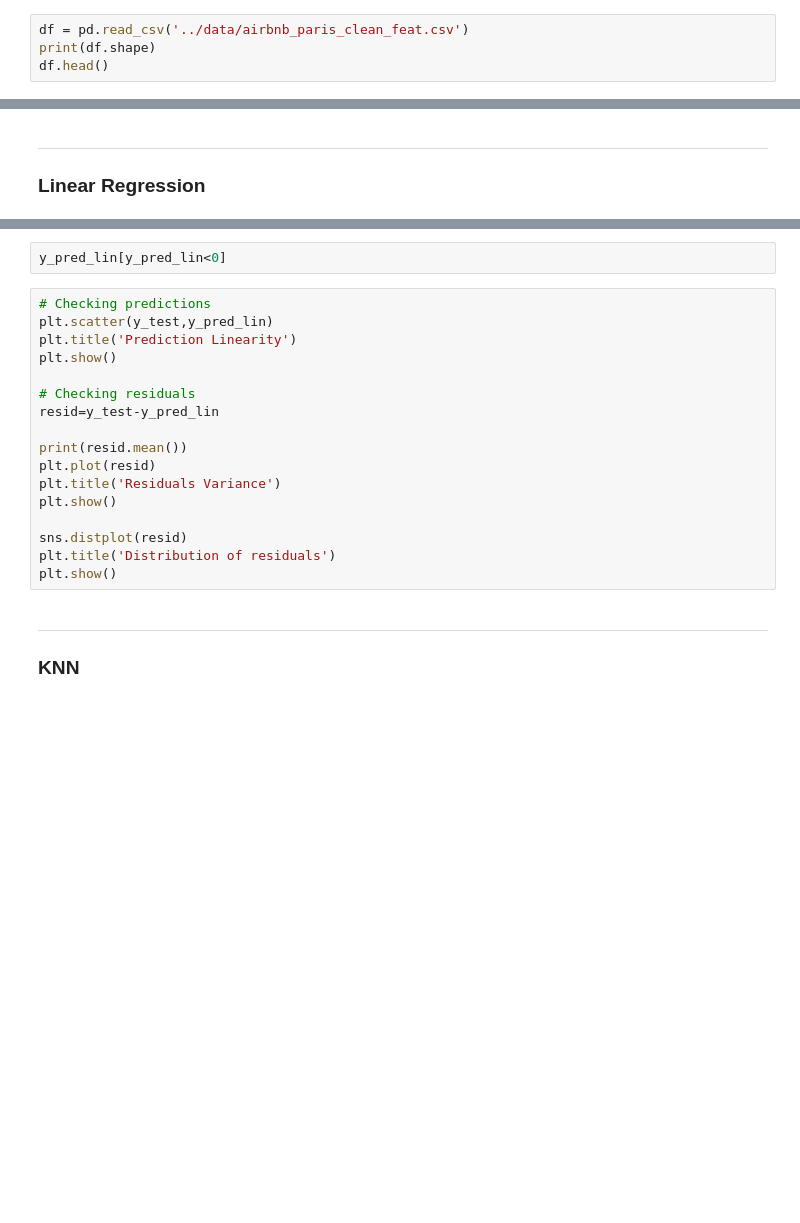
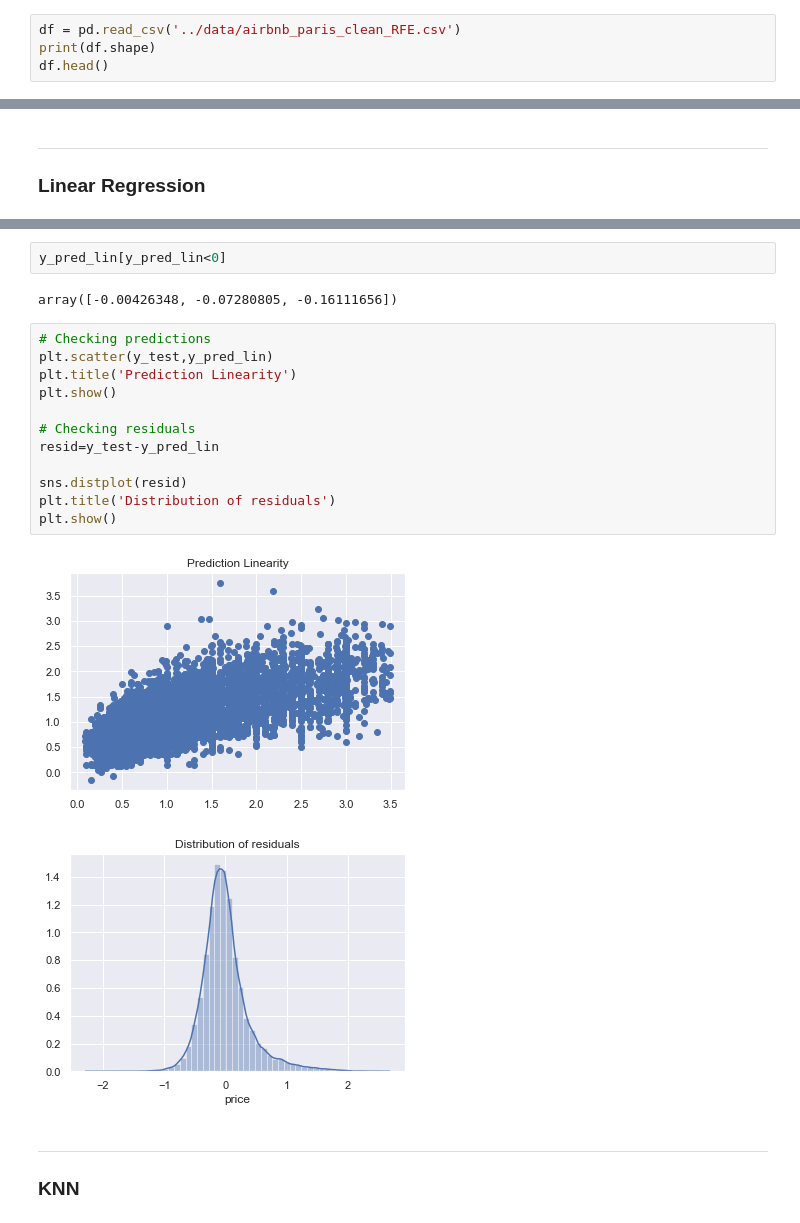
Before and after one commit to LudivineLacour/supervised-learning, a Jupyter notebook: code/modelling.ipynb, the cells around one changed output, grey strips where cells are left out. Drawn from its saved outputs; the diff is of its cells as text; blank space fills up the shorter version.

```diff
--- a/code/modelling.ipynb
+++ b/code/modelling.ipynb
@@ -24,6 +24,6 @@ import numpy as np
 %matplotlib inline
 sns.set()
 # %%
-df = pd.read_csv('../data/airbnb_paris_clean_feat.csv')
+df = pd.read_csv('../data/airbnb_paris_clean_RFE.csv')
 print(df.shape)
 df.head()
@@ -74,22 +112,22 @@ print('RMSLE:',(mean_squared_log_error(y_test,abs(y_pred_lin))**0.5),'\n')
 # %%
 y_pred_lin[y_pred_lin<0]
+# %% [output]
+array([-0.00426348, -0.07280805, -0.16111656])
 # %%
 # Checking predictions
 plt.scatter(y_test,y_pred_lin)
 plt.title('Prediction Linearity')
 plt.show()
 
 # Checking residuals
 resid=y_test-y_pred_lin
 
-print(resid.mean())
-plt.plot(resid)
-plt.title('Residuals Variance')
-plt.show()
-
 sns.distplot(resid)
 plt.title('Distribution of residuals')
 plt.show()
+# %% [output]
+[figure, added]
+[figure, added]
 # %% [markdown]
 ___________________
 ### KNN
```
Also changed, not shown: parts of 17 cells of this notebook.
